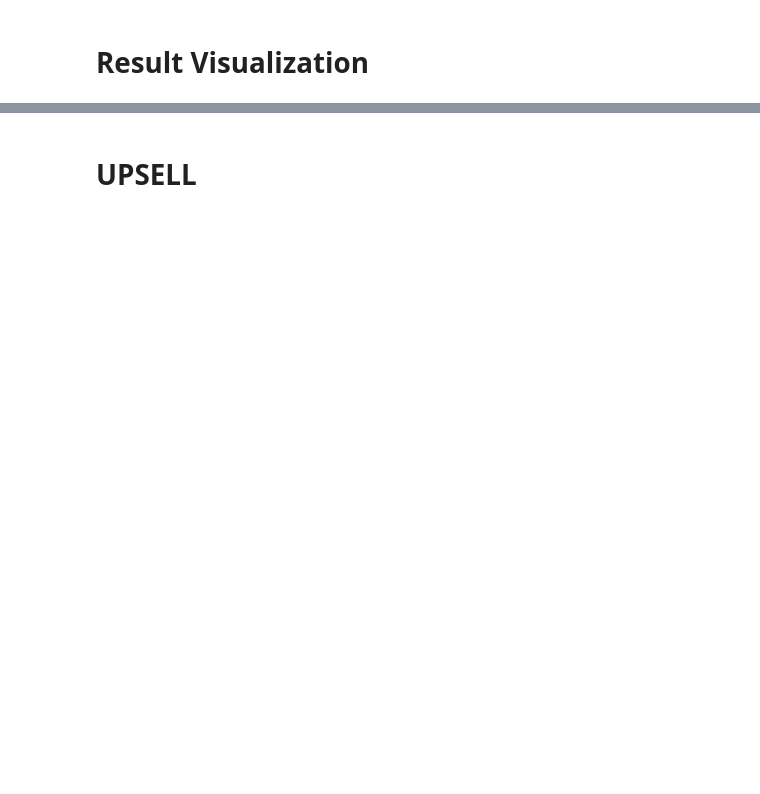
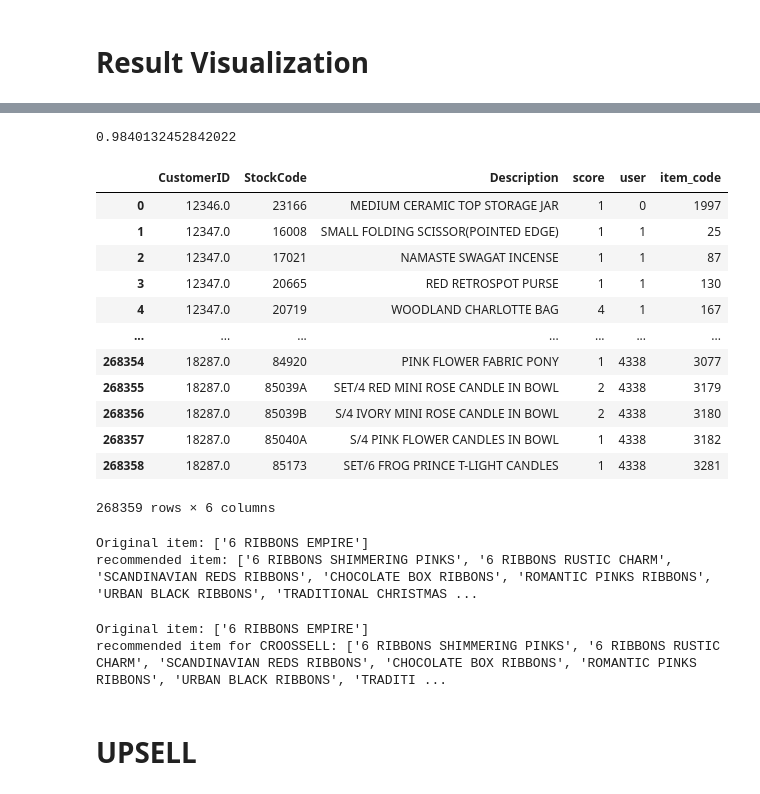
Before and after one commit to Swapnil-Damate/Upselling-and-cross-selling-, a Jupyter notebook: Crossselling_Upselling_OnlineRetail.ipynb, the cells around one changed output, grey strips where cells are left out. Drawn from its saved outputs; the diff is of its cells as text; code cells hidden in the pictures; blank space fills up the shorter version.

```diff
--- a/Crossselling_Upselling_OnlineRetail.ipynb
+++ b/Crossselling_Upselling_OnlineRetail.ipynb
@@ -129,6 +100,7 @@ df['Description'] = df['Description'].str.strip()
 #Drop NaN Entries
 df.dropna()
 df['InvoiceNo'] = df['InvoiceNo'].astype('str')
+df['StockCode'] = df['StockCode'].astype('str')
 df.shape
 # %% [output]
 (541909, 9)
@@ -355,0 +229,5 @@ Recomend.head()
+# %%
+recData = df.groupby(['CustomerID','StockCode','Description'], as_index = False).agg({'InvoiceNo': 'nunique'})
+
+recData.rename(columns = {'InvoiceNo':'score'}, inplace = True)
+recData.head()
@@ -355,0 +241,48 @@ Recomend.head()
+# %%
+pivotData = pd.pivot_table(recData, values = 'score', index = 'CustomerID',
+                            columns = 'Description', aggfunc = np.sum)
+masked = np.ma.masked_invalid(pivotData)
+mc = masked.compressed()
+print(1 - mc.shape[0]/np.prod(pivotData.shape))
+
+# The maximum recommended sparsity is 99.5%
+# %% [output]
+0.9840132452842022
+# %%
+recData['CustomerID'] = recData['CustomerID'].astype("category")
+recData['StockCode'] = recData['StockCode'].astype("category")
+recData['user'] = recData['CustomerID'].cat.codes
+recData['item_code'] = recData['StockCode'].cat.codes
+
+# The implicit library expects data as a item-user matrix so we
+# create two matricies, one for fitting the model (item-user)
+# and one for recommendations (user-item)
+sparseItemUser = scipy.sparse.csr_matrix((recData['score'].astype(float), (recData['item_code'], recData['user'])))
+sparseUserItem = scipy.sparse.csr_matrix((recData['score'].astype(float), (recData['user'], recData['item_code'])))
+
+# Initialize the als model and fit it using the sparse item-user matrix
+model_crosssell = implicit.als.AlternatingLeastSquares(factors=32, regularization=0.1, iterations=80)
+
+# Calculate the confidence by multiplying it by alpha value, based on the methodologies of
+# http://yifanhu.net/PUB/cf.pdf
+alphaVal = 15
+dataConf = (sparseItemUser * alphaVal).astype('double')
+
+#Fit the model
+model_crosssell.fit(dataConf)
+# %%
+recData.dropna()
+# %% [output]
+|  | CustomerID | StockCode | Description | score | user | item_code |
+| 0 | 12346.0 | 23166 | MEDIUM CERAMIC TOP STORAGE JAR | 1 | 0 | 1997 |
+| 1 | 12347.0 | 16008 | SMALL FOLDING SCISSOR(POINTED EDGE) | 1 | 1 | 25 |
+| 2 | 12347.0 | 17021 | NAMASTE SWAGAT INCENSE | 1 | 1 | 87 |
+| 3 | 12347.0 | 20665 | RED RETROSPOT PURSE | 1 | 1 | 130 |
+| 4 | 12347.0 | 20719 | WOODLAND CHARLOTTE BAG | 4 | 1 | 167 |
+| ... | ... | ... | ... | ... | ... | ... |
+| 268354 | 18287.0 | 84920 | PINK FLOWER FABRIC PONY | 1 | 4338 | 3077 |
+| 268355 | 18287.0 | 85039A | SET/4 RED MINI ROSE CANDLE IN BOWL | 2 | 4338 | 3179 |
+| 268356 | 18287.0 | 85039B | S/4 IVORY MINI ROSE CANDLE IN BOWL | 2 | 4338 | 3180 |
+| 268357 | 18287.0 | 85040A | S/4 PINK FLOWER CANDLES IN BOWL | 1 | 4338 | 3182 |
+| 268358 | 18287.0 | 85173 | SET/6 FROG PRINCE T-LIGHT CANDLES | 1 | 4338 | 3281 |
+268359 rows × 6 columns
@@ -355,0 +315,6 @@ Recomend.head()
+# %%
+print("Original item:", getItemDescription([975]))
+print("recommended item:", getItemDescription(getSimilarItems(975).keys()))
+# %% [output]
+Original item: ['6 RIBBONS EMPIRE']
+recommended item: ['6 RIBBONS SHIMMERING PINKS', '6 RIBBONS RUSTIC CHARM', 'SCANDINAVIAN REDS RIBBONS', 'CHOCOLATE BOX RIBBONS', 'ROMANTIC PINKS RIBBONS', 'URBAN BLACK RIBBONS', 'TRADITIONAL CHRISTMAS ...
@@ -356,2 +325,7 @@ Recomend.head()
+# %%
+reccomend_user(975)
+# %% [output]
+Original item: ['6 RIBBONS EMPIRE']
+recommended item for CROOSSELL: ['6 RIBBONS SHIMMERING PINKS', '6 RIBBONS RUSTIC CHARM', 'SCANDINAVIAN REDS RIBBONS', 'CHOCOLATE BOX RIBBONS', 'ROMANTIC PINKS RIBBONS', 'URBAN BLACK RIBBONS', 'TRADITI ...
 # %% [markdown]
 # UPSELL
```
Also changed, not shown: parts of 66 cells of this notebook.
